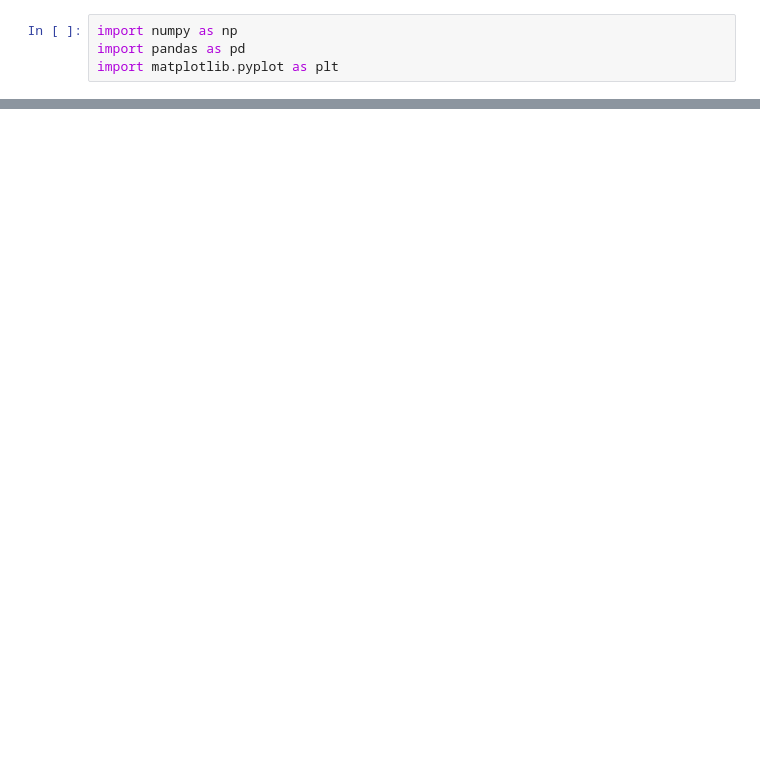
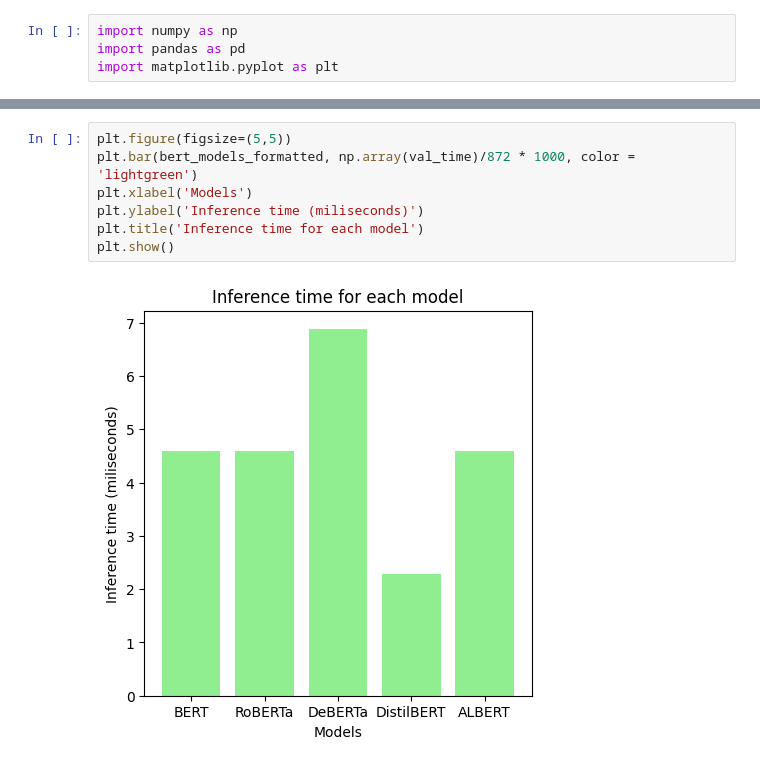
Before and after one commit to SpringNuance/SNLP-Project, a Jupyter notebook: Task2_SST2/plot_comparison_figures.ipynb, the cells around one changed output, grey strips where cells are left out. Drawn from its saved outputs; the diff is of its cells as text; blank space fills up the shorter version.

```diff
--- a/Task2_SST2/plot_comparison_figures.ipynb
+++ b/Task2_SST2/plot_comparison_figures.ipynb
@@ -235,0 +238,9 @@ plt.show()
+# %%
+plt.figure(figsize=(5,5))
+plt.bar(bert_models_formatted, np.array(val_time)/872 * 1000, color = 'lightgreen')
+plt.xlabel('Models')
+plt.ylabel('Inference time (miliseconds)')
+plt.title('Inference time for each model')
+plt.show()
+# %% [output]
+[figure, added]
```
Also changed, not shown: parts of 12 cells of this notebook, 15 other files.
